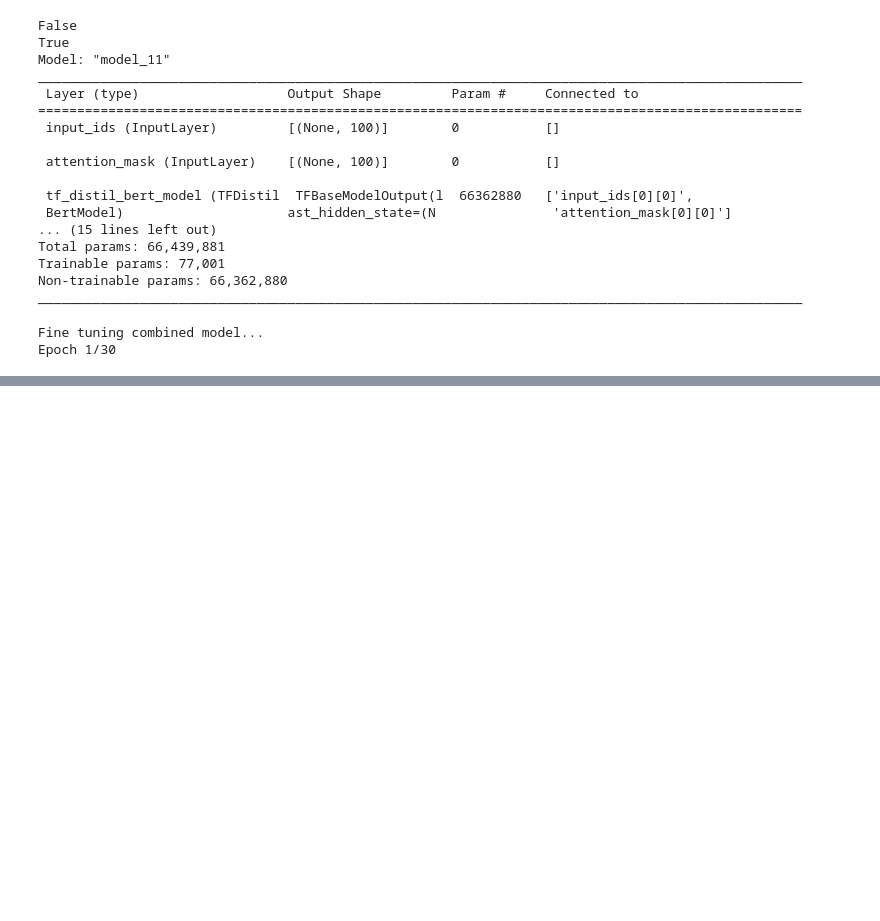
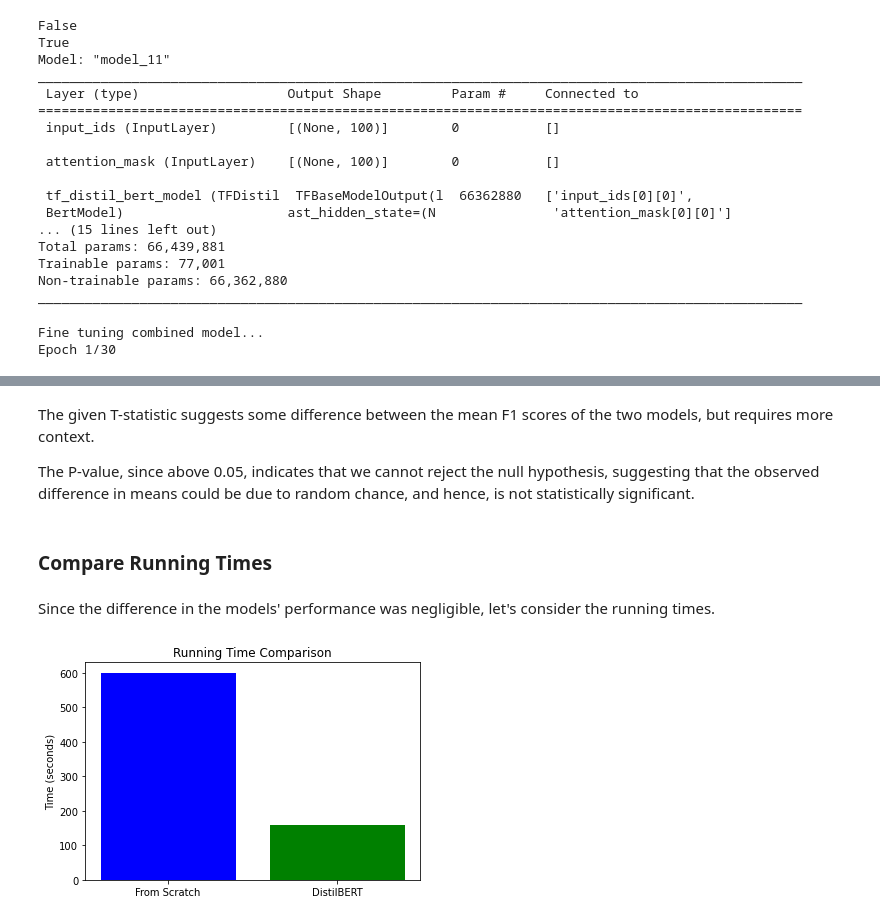
Before and after one commit to raneyoliver/CS8321Labs-public, a Jupyter notebook: lab2/lab2_sc0306 - Copy.ipynb, the cells around one changed output, grey strips where cells are left out. Drawn from its saved outputs; the diff is of its cells as text; code cells hidden in the pictures; blank space fills up the shorter version.

```diff
--- a/lab2/lab2_sc0306 - Copy.ipynb
+++ b/lab2/lab2_sc0306 - Copy.ipynb
@@ -901,0 +990,20 @@ xx
+# %% [markdown]
+The given T-statistic suggests some difference between the mean F1 scores of the two models, but requires more context.
+
+The P-value, since above 0.05, indicates that we cannot reject the null hypothesis, suggesting that the observed difference in means could be due to random chance, and hence, is not statistically significant.
+# %% [markdown]
+### Compare Running Times
+# %% [markdown]
+Since the difference in the models' performance was negligible, let's consider the running times.
+# %%
+# Running Time Comparison
+times = [time1, time2]
+labels = ['From Scratch', 'DistilBERT']
+
+plt.figure(figsize=(6, 4))
+plt.bar(labels, times, color=['blue', 'green'])
+plt.title('Running Time Comparison')
+plt.ylabel('Time (seconds)')
+plt.show()
+# %% [output]
+[figure, added]
```
Also changed, not shown: parts of 20 cells of this notebook.
